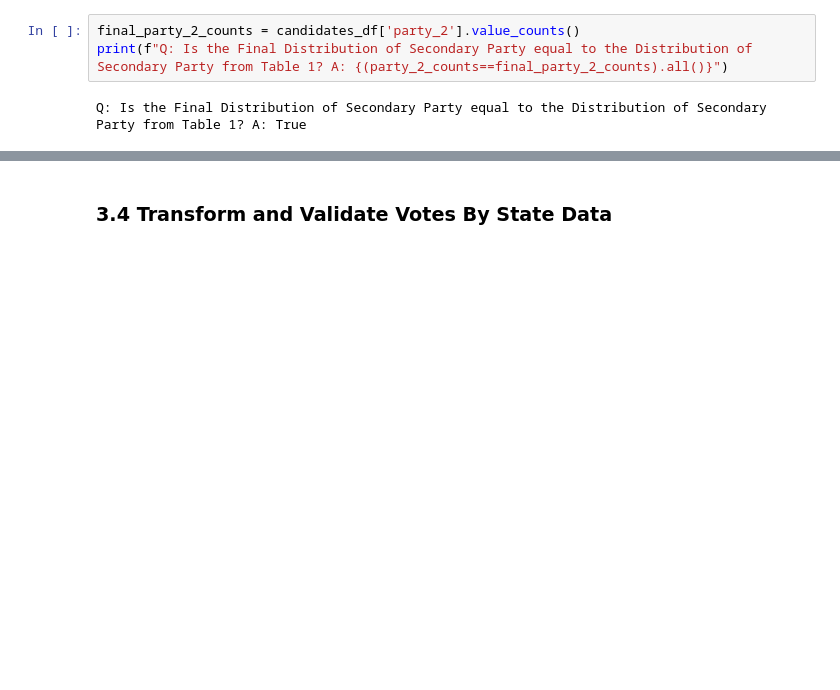
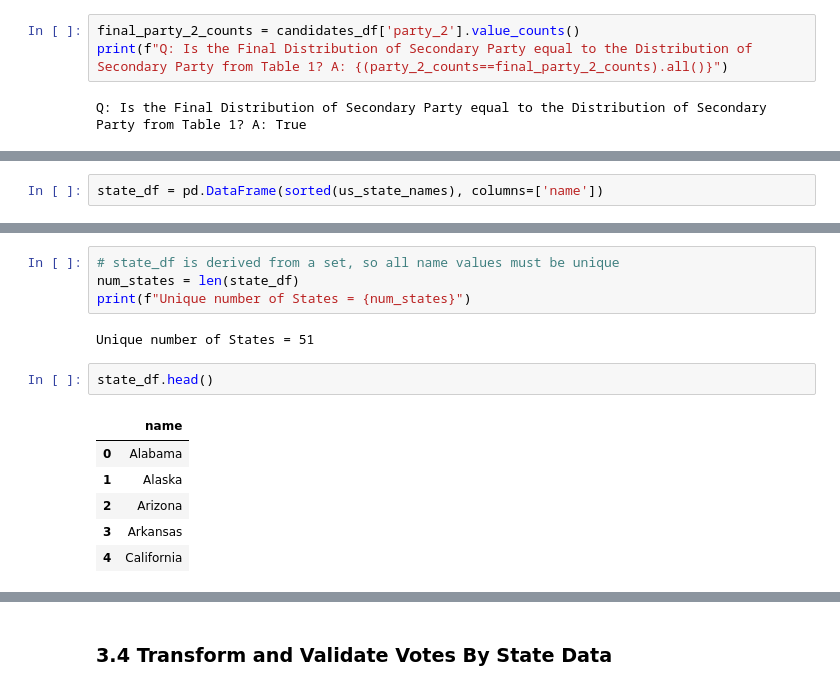
Before and after one commit to frederick-douglas-pearce/us-presidential-vote-analysis, a Jupyter notebook: step1_electoral_college_data.ipynb, the cells around one changed output, grey strips where cells are left out. Cells and saved outputs as stored; diff of their text form; blank space fills up the shorter version.

```diff
--- a/step1_electoral_college_data.ipynb
+++ b/step1_electoral_college_data.ipynb
@@ -811,0 +820,2 @@ Q: Is the Final Distribution of Secondary Party equal to the Distribution of Sec
+# %%
+state_df = pd.DataFrame(sorted(us_state_names), columns=['name'])
@@ -811,0 +833,15 @@ Q: Is the Final Distribution of Secondary Party equal to the Distribution of Sec
+# %%
+# state_df is derived from a set, so all name values must be unique
+num_states = len(state_df)
+print(f"Unique number of States = {num_states}")
+# %% [output]
+Unique number of States = 51
+# %%
+state_df.head()
+# %% [output]
+|  | name |
+| 0 | Alabama |
+| 1 | Alaska |
+| 2 | Arizona |
+| 3 | Arkansas |
+| 4 | California |
```
Also changed, not shown: parts of 20 cells of this notebook.
